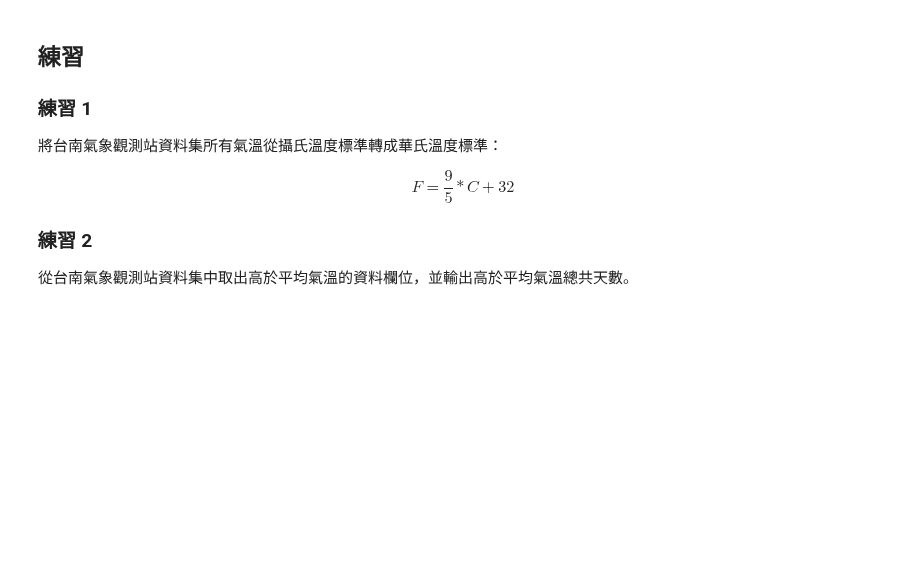
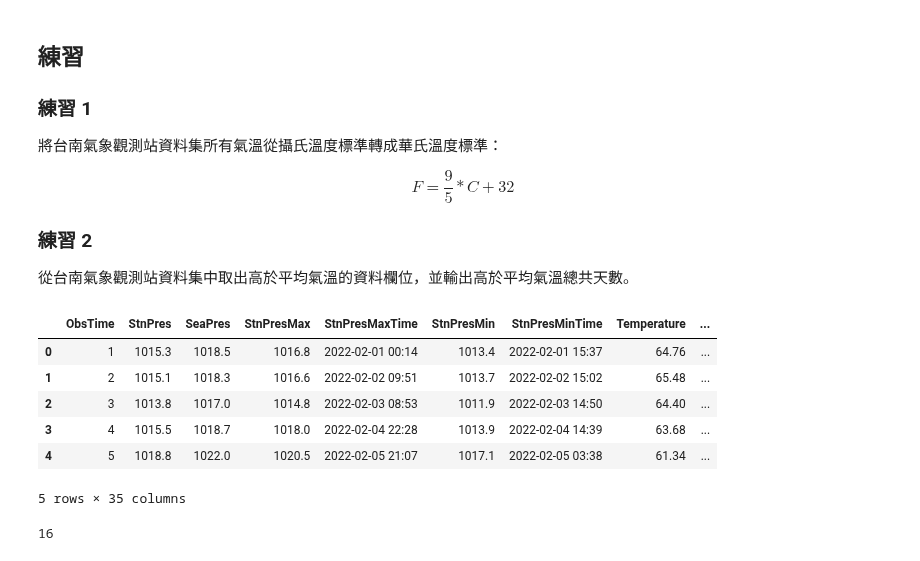
Before and after one commit to IKMLab/course_material, a Jupyter notebook: pandas-基本功能.ipynb, the cells around one changed output. Drawn from its saved outputs; the diff is of its cells as text; code cells hidden in the pictures; blank space fills up the shorter version.

```diff
--- a/pandas-基本功能.ipynb
+++ b/pandas-基本功能.ipynb
@@ -571,27 +806,34 @@ $$
 # %%
 # 練習 1 解答
 
 # 溫度轉換公式
-def C_to_F(temp):
-    return temp * 9 / 5 + 32
+c2f = lambda t: t*9/5+32
 
 # 讀取資料
-df9 = pd.read_csv('./data/467410-2020-03.csv', skiprows=1)
+df9 = pd.read_csv('./resource/pandas/467410-2022-02.csv', skiprows=1)
 
 # 套用公式到所有溫度資料
-df9['Temperature'] = df9['Temperature'].apply(C_to_F)
+df9['Temperature'] = df9['Temperature'].apply(c2f)
 # 套用公式到所有溫度資料
-df9['T Max'] = df9['T Max'].apply(C_to_F)
+df9['T Max'] = df9['T Max'].apply(c2f)
 # 套用公式到所有溫度資料
-df9['T Min'] = df9['T Min'].apply(C_to_F)
+df9['T Min'] = df9['T Min'].apply(c2f)
 
 # 輸出前 5 筆資料
 df9.head(5)
+# %% [output]
+|  | ObsTime | StnPres | SeaPres | StnPresMax | StnPresMaxTime | StnPresMin | StnPresMinTime | Temperature | ... |
+| 0 | 1 | 1015.3 | 1018.5 | 1016.8 | 2022-02-01 00:14 | 1013.4 | 2022-02-01 15:37 | 64.76 | ... |
+| 1 | 2 | 1015.1 | 1018.3 | 1016.6 | 2022-02-02 09:51 | 1013.7 | 2022-02-02 15:02 | 65.48 | ... |
+| 2 | 3 | 1013.8 | 1017.0 | 1014.8 | 2022-02-03 08:53 | 1011.9 | 2022-02-03 14:50 | 64.40 | ... |
+| 3 | 4 | 1015.5 | 1018.7 | 1018.0 | 2022-02-04 22:28 | 1013.9 | 2022-02-04 14:39 | 63.68 | ... |
+| 4 | 5 | 1018.8 | 1022.0 | 1020.5 | 2022-02-05 21:07 | 1017.1 | 2022-02-05 03:38 | 61.34 | ... |
+5 rows × 35 columns
 # %%
 # 練習 2 解答
 
 # 讀取資料
-df10 = pd.read_csv('./data/467410-2020-03.csv', skiprows=1)
+df10 = pd.read_csv('./resource/pandas/467410-2022-02.csv', skiprows=1)
 
 # 計算平均氣溫
 mean_temp = df10.describe()['Temperature']['mean']
@@ -599,3 +841,5 @@ mean_temp = df10.describe()['Temperature']['mean']
 df10 = df10[df10['Temperature'] > mean_temp]
 # 輸出資料數
 print(df10.shape[0])
+# %% [output]
+16
```
Also changed, not shown: parts of 33 cells of this notebook, 6 other files.
